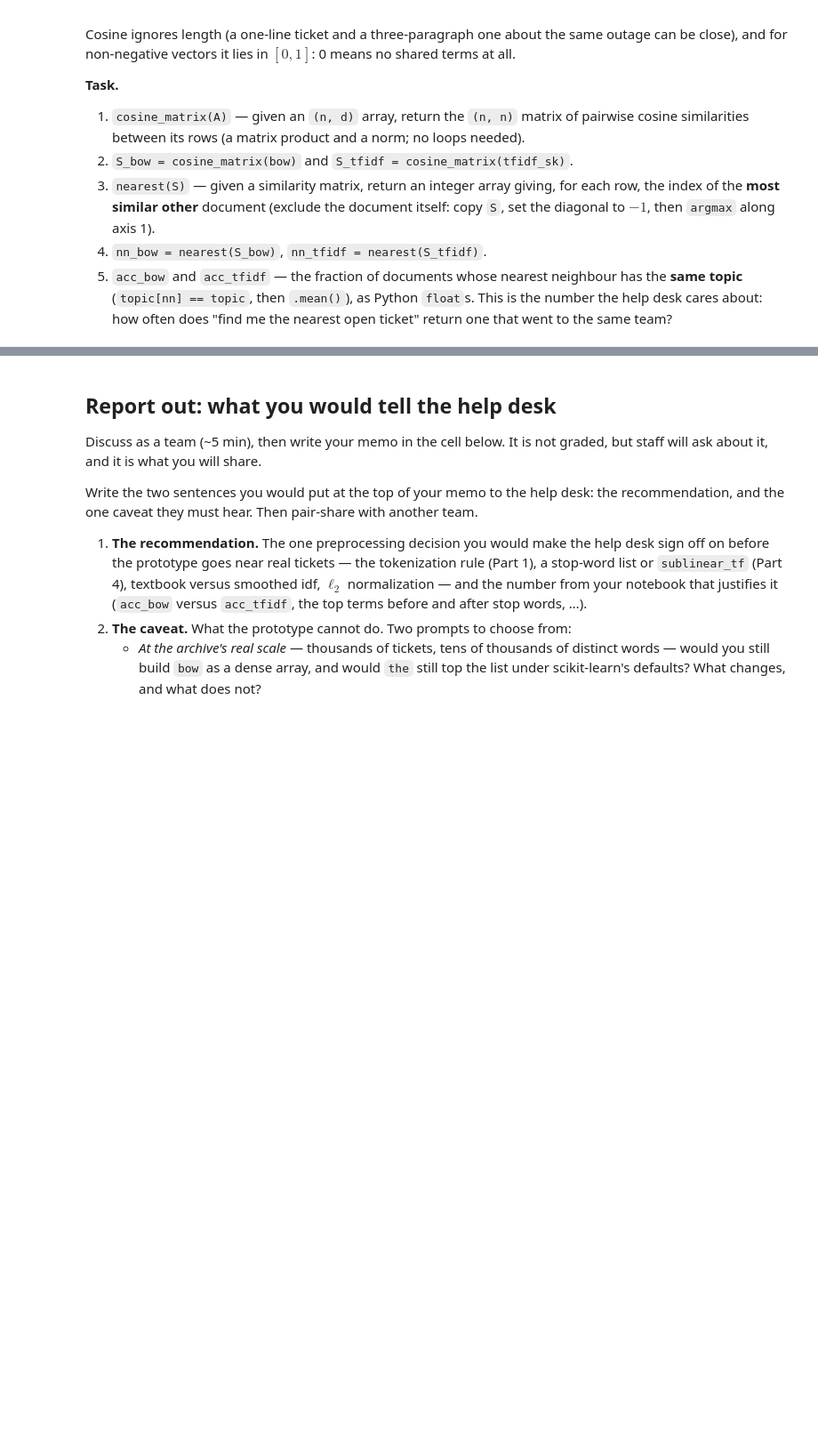
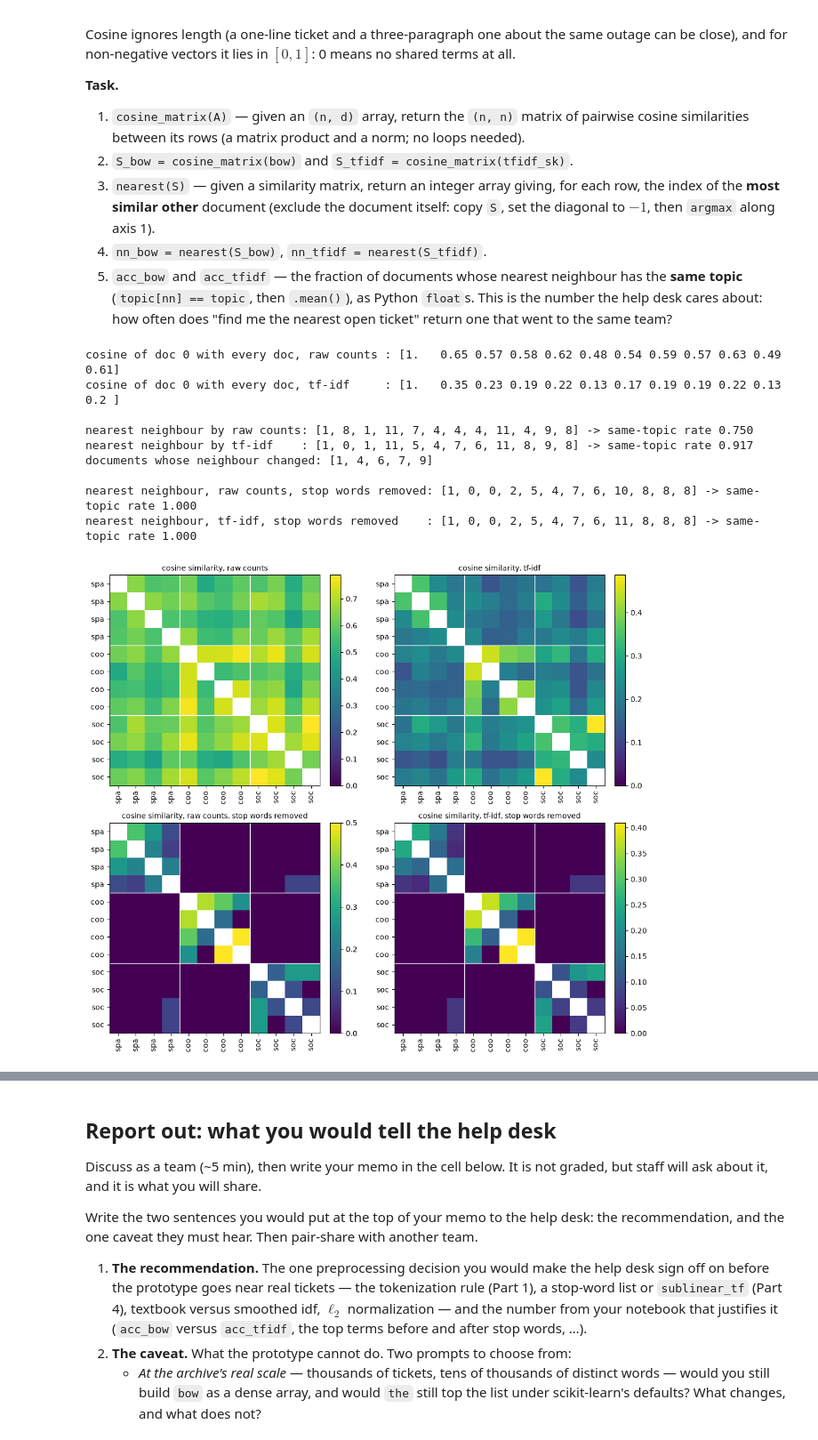
Before and after one commit to Patrio-Marcus/DS701-Materials-FA26, a Jupyter notebook: class_activity_notebooks/18-InClass-Exercise-NLP-A1/18-InClass-Exercise-NLP-A1.ipynb, the cells around one changed output, grey strips where cells are left out. Shown at 89% size. Cells and saved outputs as stored; diff of their text form; code cells hidden in the pictures; blank space fills up the shorter version.

```diff
--- a/class_activity_notebooks/18-InClass-Exercise-NLP-A1/18-InClass-Exercise-NLP-A1.ipynb
+++ b/class_activity_notebooks/18-InClass-Exercise-NLP-A1/18-InClass-Exercise-NLP-A1.ipynb
@@ -211,15 +236,18 @@ you want to see exactly what it does and does not capture.
 4. Set `top_count_term` to the vocabulary word with the largest **total** count across
    the corpus (`bow.sum(axis=0)`).
 # %%
-word_index = ...
+word_index = {w: i for i, w in enumerate(vocab)}
 
 bow = np.zeros((N, V), dtype=int)
-...
+for i, doc in enumerate(tokens):
+    for token in doc:
+        j = word_index[token]
+        bow[i, j] += 1
 
-cv = ...
-bow_sklearn = ...
+cv = CountVectorizer(token_pattern=TOKEN_PATTERN, lowercase=True)
+bow_sklearn = cv.fit_transform(docs).toarray()
 
-top_count_term = ...
+top_count_term = vocab[np.argmax(bow.sum(axis=0))]
 
 print("bow.shape =", bow.shape, "| matches CountVectorizer:", np.array_equal(bow, bow_sklearn))
 print("tokens per document:", bow.sum(axis=1))
@@ -317,16 +391,17 @@ plain dot product in Part 5.
    vocabulary words of document `i` under `tfidf_sk`, highest first
    (`np.argsort(-tfidf_sk[i])[:k]`).
 # %%
-idf_smooth = ...
-_unnorm = ...
-tfidf_sk = ...
+idf_smooth = np.log((1 + N) / (1 + df)) + 1
+_unnorm = bow * idf_smooth
+tfidf_sk = TfidfVectorizer(token_pattern=TOKEN_PATTERN, lowercase=True, smooth_idf=True).fit_transform(docs).toarray()
 
-tv = ...
-tfidf_ref = ...
+tv = TfidfVectorizer(token_pattern=TOKEN_PATTERN, lowercase=True, smooth_idf=True)
+tfidf_ref = tv.fit_transform(docs).toarray()
 
 def top_terms(i, k):
     """The k highest-weighted words of document i under tfidf_sk, highest first."""
-    ...
+    j = np.argpartition(-tfidf_sk[i], range(k))[:k]
+    return [vocab[l] for l in j]
 
 
 print("matches TfidfVectorizer:", np.allclose(tfidf_sk, tfidf_ref))
@@ -386,20 +494,22 @@ shared terms at all.
 # %%
 def cosine_matrix(A):
     """Pairwise cosine similarity between the rows of A, shape (n, n)."""
-    ...
+    norms = np.linalg.norm(A, axis=1)
+    return (A @ A.T) / (norms[:, None] * norms[None, :])
 
 
 def nearest(S):
     """Index of the most similar OTHER row, for every row of the similarity matrix S."""
-    ...
+    # Find the index of the maximum value in each row, excluding the diagonal
+    return np.argmax(S - np.diag(np.diag(S)), axis=1)
 
 
-S_bow = ...
-S_tfidf = ...
-nn_bow = ...
-nn_tfidf = ...
-acc_bow = ...
-acc_tfidf = ...
+S_bow = cosine_matrix(bow)
+S_tfidf = cosine_matrix(tfidf_sk)
+nn_bow = nearest(S_bow)
+nn_tfidf = nearest(S_tfidf)
+acc_bow = np.mean(topic[nn_bow] == topic)
+acc_tfidf = np.mean(topic[nn_tfidf] == topic)
 
 print("cosine of doc 0 with every doc, raw counts :", np.round(S_bow[0], 2))
 print("cosine of doc 0 with every doc, tf-idf     :", np.round(S_tfidf[0], 2))
@@ -414,33 +524,44 @@ bow_nostop = CountVectorizer(lowercase=True, token_pattern=TOKEN_PATTERN,
 tfidf_nostop = TfidfVectorizer(lowercase=True, token_pattern=TOKEN_PATTERN,
                                stop_words="english").fit_transform(docs).toarray()
 panels = {
     "raw counts": S_bow,
     "tf-idf": S_tfidf,
     "raw counts, stop words removed": cosine_matrix(bow_nostop),
     "tf-idf, stop words removed": cosine_matrix(tfidf_nostop),
 }
 print()
 for name, S in list(panels.items())[2:]:
     nn = nearest(S)
     print(f"nearest neighbour, {name:30s}:", nn.tolist(),
           f"-> same-topic rate {np.mean(topic[nn] == topic):.3f}")
 
 # The diagonal (always 1) is blanked out, and each panel gets its own colour scale
 # so the block structure is visible even where all similarities are small.
 fig, axes = plt.subplots(2, 2, figsize=(11, 9.5))
 for ax, (name, S) in zip(axes.flat, panels.items()):
     S_plot = S.copy()
     np.fill_diagonal(S_plot, np.nan)
     im = ax.imshow(S_plot, vmin=0, vmax=np.nanmax(S_plot), cmap="viridis")
     ax.set_title(f"cosine similarity, {name}", fontsize=10)
     ax.set_xticks(range(N)); ax.set_yticks(range(N))
     ax.set_xticklabels([t[:3] for t in topic], rotation=90); ax.set_yticklabels([t[:3] for t in topic])
     for b in range(1, len(TOPICS)):
         edge = b * len(POOL[TOPICS[0]]) - 0.5
         ax.axhline(edge, color="white", lw=1); ax.axvline(edge, color="white", lw=1)
     fig.colorbar(im, ax=ax, fraction=0.046, pad=0.04)
 fig.tight_layout()
 plt.show()
+# %% [output]
+cosine of doc 0 with every doc, raw counts : [1.   0.65 0.57 0.58 0.62 0.48 0.54 0.59 0.57 0.63 0.49 0.61]
+cosine of doc 0 with every doc, tf-idf     : [1.   0.35 0.23 0.19 0.22 0.13 0.17 0.19 0.19 0.22 0.13 0.2 ]
+
+nearest neighbour by raw counts: [1, 8, 1, 11, 7, 4, 4, 4, 11, 4, 9, 8] -> same-topic rate 0.750
+nearest neighbour by tf-idf    : [1, 0, 1, 11, 5, 4, 7, 6, 11, 8, 9, 8] -> same-topic rate 0.917
+documents whose neighbour changed: [1, 4, 6, 7, 9]
+
+nearest neighbour, raw counts, stop words removed: [1, 0, 0, 2, 5, 4, 7, 6, 10, 8, 8, 8] -> same-topic rate 1.000
+nearest neighbour, tf-idf, stop words removed    : [1, 0, 0, 2, 5, 4, 7, 6, 11, 8, 8, 8] -> same-topic rate 1.000
+[figure, added]
 # %% [markdown]
 **Discuss (participation):** compare the four panels. On raw counts, doc 0 is
 0.5–0.8 similar to *every* document, including the ones on other topics, so a
```
Also changed, not shown: parts of 15 cells of this notebook.
